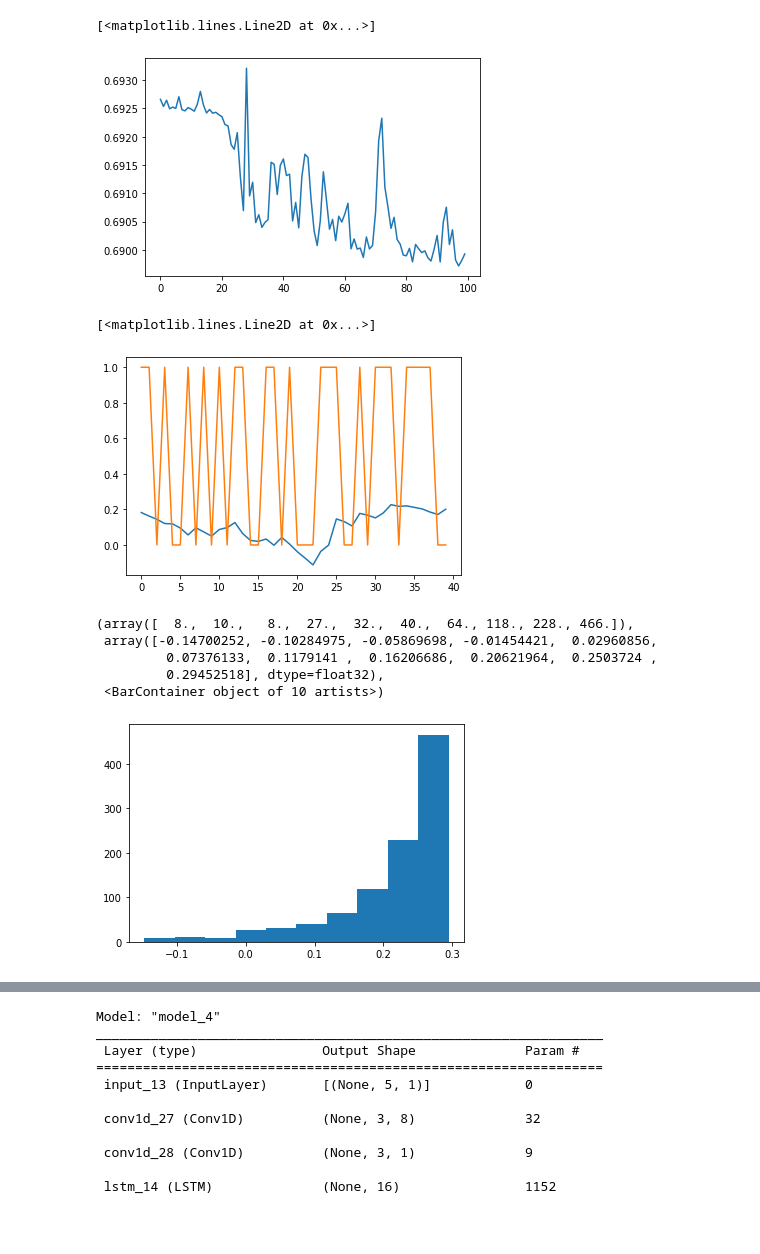
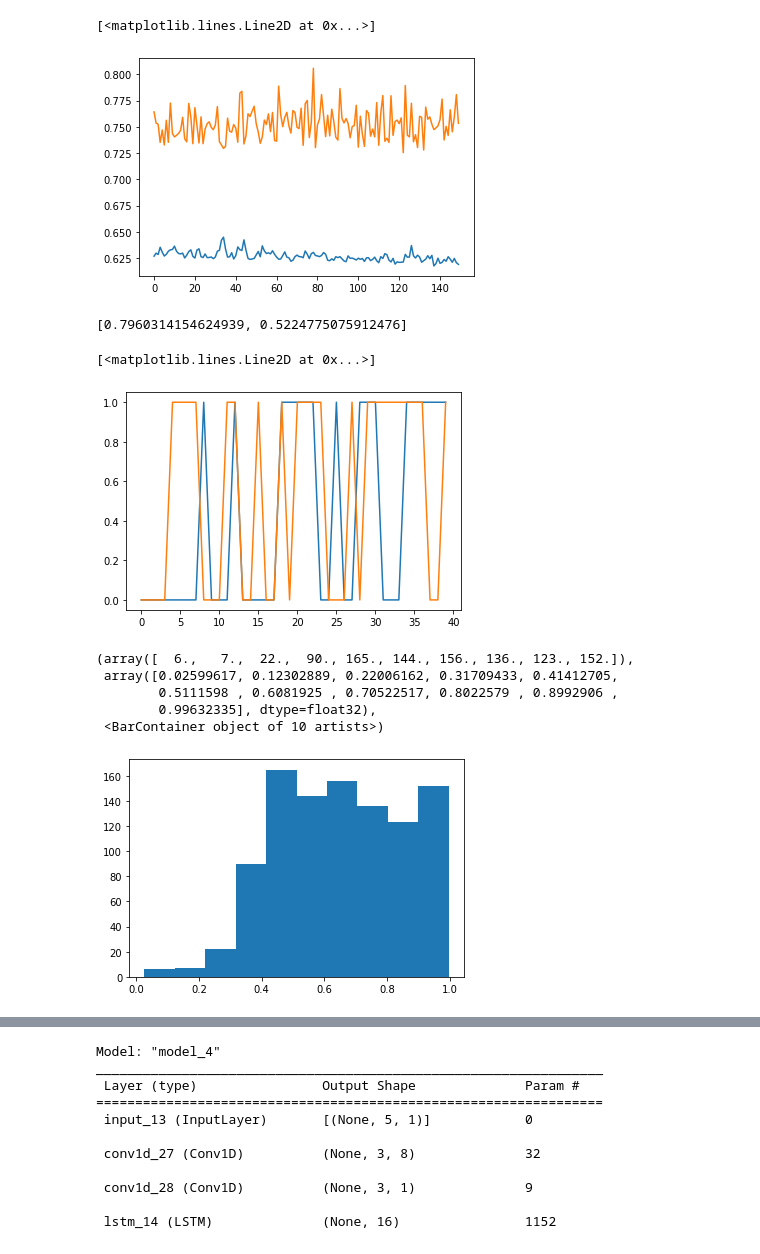
Before and after one commit to jackc6243/tr_bot, a Jupyter notebook: First_model.ipynb, the cells around one changed output, grey strips where cells are left out. Drawn from its saved outputs; the diff is of its cells as text; code cells hidden in the pictures.

```diff
--- a/First_model.ipynb
+++ b/First_model.ipynb
@@ -196,4 +196,4 @@ _________________________________________________________________
 # %%
-history = model.fit(x_train, y_train, batch_size=254, epochs=100, validation_split=0.2)
-test_scores = model.evaluate(x_val, y_val, verbose=2)
+history = model.fit(x=[x_train_daily, x_train_ema], y=y_train, batch_size=254, epochs=150, validation_split=0.2)
+test_scores = model.evaluate(x=[x_val_daily, x_val_ema], y=y_val, verbose=2)
 # %% [output]
@@ -217,7 +217,16 @@ Epoch 100/100
 # %%
 plt.plot(history.history['loss'])
+plt.plot(history.history['val_loss'])
 # %% [output]
 [<matplotlib.lines.Line2D at 0x...>]
-[figure, old version]
+[figure, new version]
+# %%
+test_scores
+# %% [output]
+[0.7960314154624939, 0.5224775075912476]
 # %%
-x_pred = model.predict(x_val)
+y_pred = model.predict(x=[x_val_daily, x_val_ema])
+# %%
+from sklearn.metrics import confusion_matrix
+def sigmoid(x):
+    return 1/(1 + np.exp(-x))
@@ -224,15 +236,18 @@ x_pred = model.predict(x_val)
+# %%
+y_pred_sigmoid = sigmoid(y_pred)
+y_pred_binary = threshhold(y_pred_sigmoid, 0.5)
 # %%
-plt.plot(x_pred[20:60])
+plt.plot(y_pred_binary[20:60])
 plt.plot(y_val[20:60])
 # %% [output]
 [<matplotlib.lines.Line2D at 0x...>]
-[figure, old version]
+[figure, new version]
 # %%
-plt.hist(x_pred)
+plt.hist(y_pred_sigmoid)
 # %% [output]
-(array([  8.,  10.,   8.,  27.,  32.,  40.,  64., 118., 228., 466.]),
- array([-0.14700252, -0.10284975, -0.05869698, -0.01454421,  0.02960856,
-         0.07376133,  0.1179141 ,  0.16206686,  0.20621964,  0.2503724 ,
-         0.29452518], dtype=float32),
+(array([  6.,   7.,  22.,  90., 165., 144., 156., 136., 123., 152.]),
+ array([0.02599617, 0.12302889, 0.22006162, 0.31709433, 0.41412705,
+        0.5111598 , 0.6081925 , 0.70522517, 0.8022579 , 0.8992906 ,
+        0.99632335], dtype=float32),
  <BarContainer object of 10 artists>)
-[figure, old version]
+[figure, new version]
```
Also changed, not shown: parts of 29 cells of this notebook, 4 other files.
